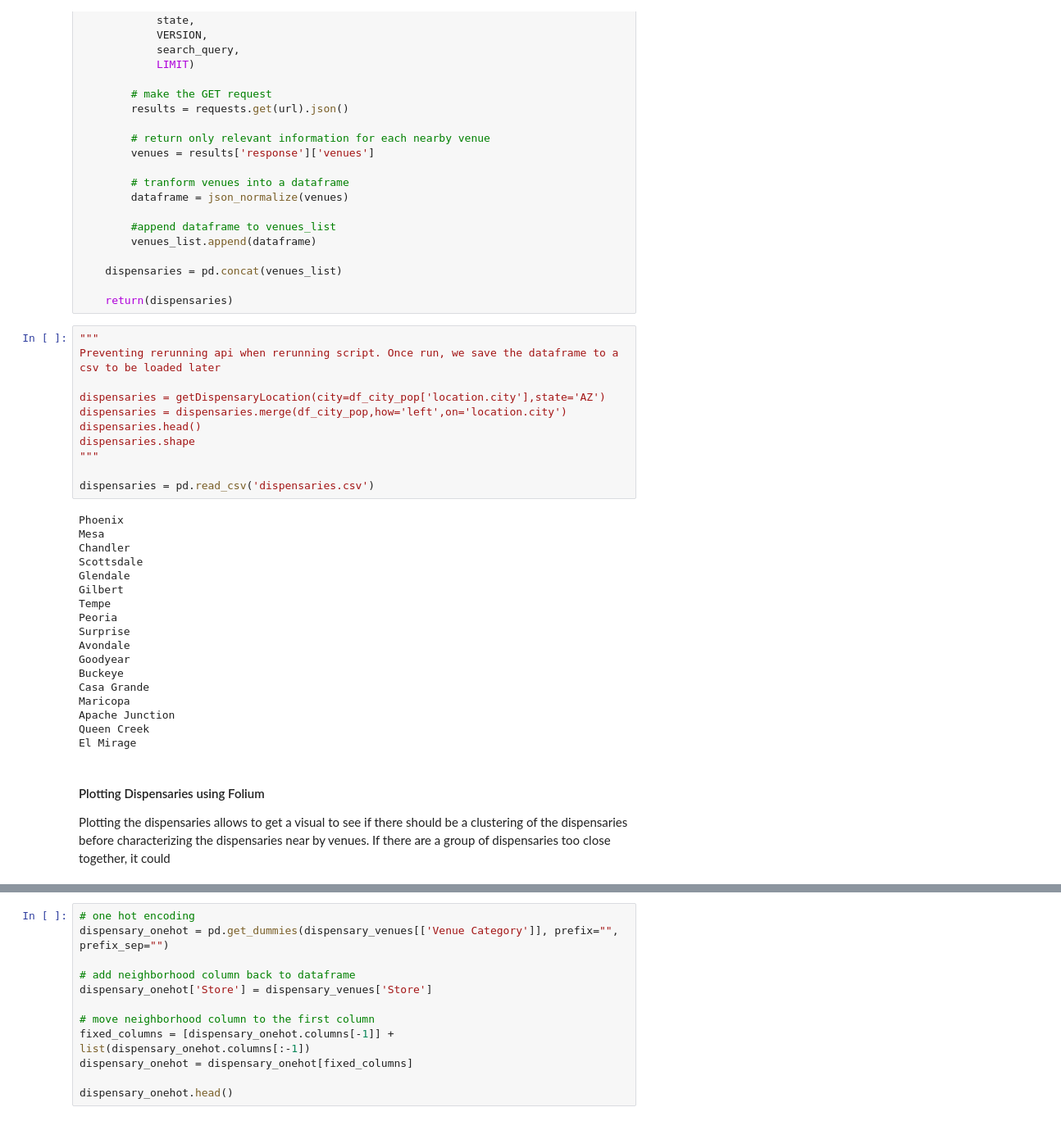
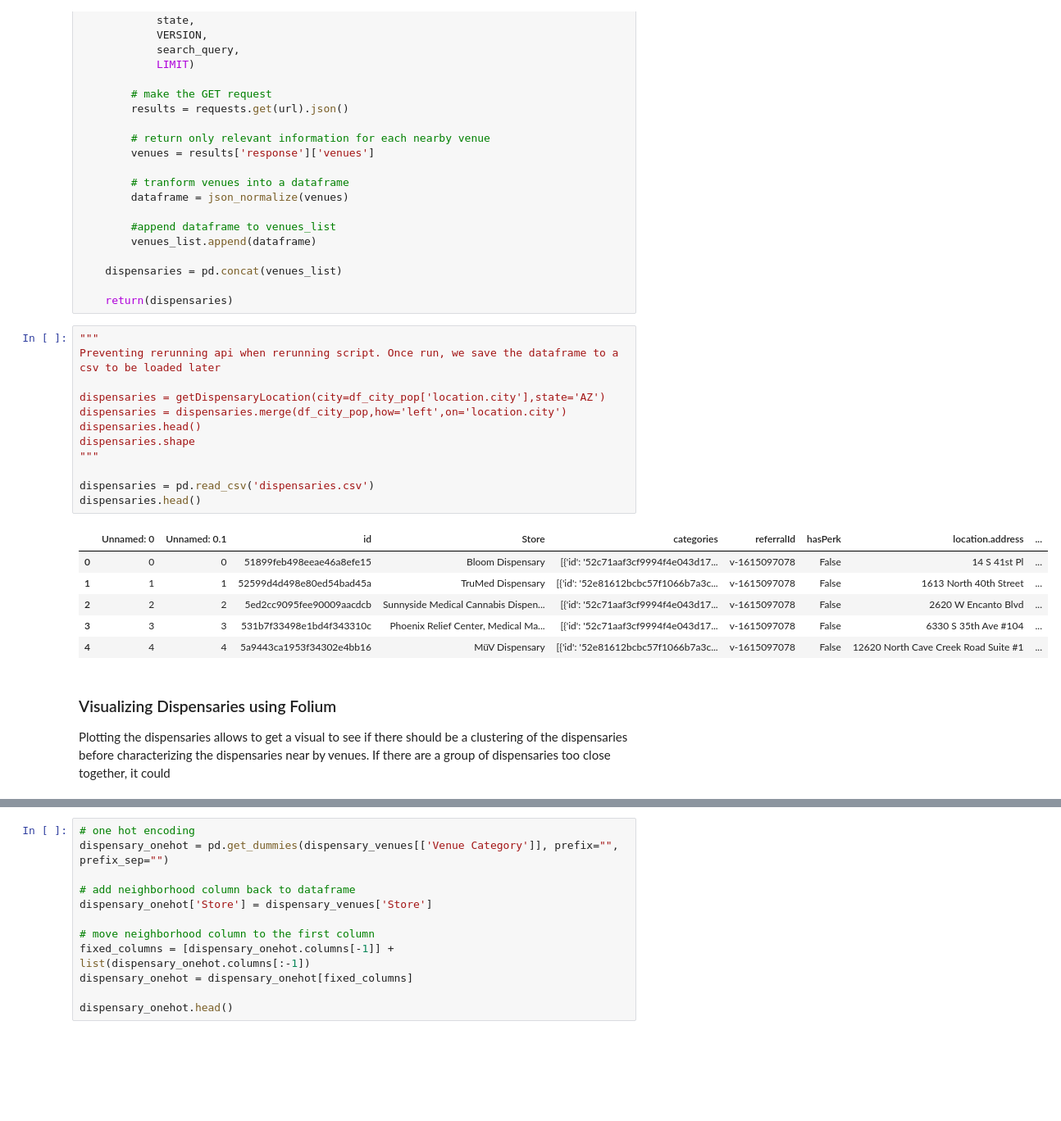
Before and after one commit to lewysigns/Coursera_Capstone, a Jupyter notebook: Capstone Final Project.ipynb, the cells around one changed output, grey strips where cells are left out. Shown at 82% size. Cells and saved outputs as stored; diff of their text form; blank space fills up the shorter version.

```diff
--- a/Capstone Final Project.ipynb
+++ b/Capstone Final Project.ipynb
@@ -206,34 +236,24 @@ def getDispensaryLocation(city,state):
 # %%
 """
 Preventing rerunning api when rerunning script. Once run, we save the dataframe to a csv to be loaded later
 
 dispensaries = getDispensaryLocation(city=df_city_pop['location.city'],state='AZ')
 dispensaries = dispensaries.merge(df_city_pop,how='left',on='location.city')
 dispensaries.head()
 dispensaries.shape
 """
 
 dispensaries = pd.read_csv('dispensaries.csv')
+dispensaries.head()
 # %% [output]
-Phoenix
-Mesa
-Chandler
-Scottsdale
-Glendale
-Gilbert
-Tempe
-Peoria
-Surprise
-Avondale
-Goodyear
-Buckeye
-Casa Grande
-Maricopa
-Apache Junction
-Queen Creek
-El Mirage
+|  | Unnamed: 0 | Unnamed: 0.1 | id | Store | categories | referralId | hasPerk | location.address | ... |
+| 0 | 0 | 0 | 51899feb498eeae46a8efe15 | Bloom Dispensary | [{'id': '52c71aaf3cf9994f4e043d17... | v-1615097078 | False | 14 S 41st Pl | ... |
+| 1 | 1 | 1 | 52599d4d498e80ed54bad45a | TruMed Dispensary | [{'id': '52e81612bcbc57f1066b7a3c... | v-1615097078 | False | 1613 North 40th Street | ... |
+| 2 | 2 | 2 | 5ed2cc9095fee90009aacdcb | Sunnyside Medical Cannabis Dispen... | [{'id': '52c71aaf3cf9994f4e043d17... | v-1615097078 | False | 2620 W Encanto Blvd | ... |
+| 3 | 3 | 3 | 531b7f33498e1bd4f343310c | Phoenix Relief Center, Medical Ma... | [{'id': '52c71aaf3cf9994f4e043d17... | v-1615097078 | False | 6330 S 35th Ave #104 | ... |
+| 4 | 4 | 4 | 5a9443ca1953f34302e4bb16 | MüV Dispensary | [{'id': '52e81612bcbc57f1066b7a3c... | v-1615097078 | False | 12620 North Cave Creek Road Suite #1 | ... |
 # %% [markdown]
-#### Plotting Dispensaries using Folium
+### Visualizing Dispensaries using Folium
 
 Plotting the dispensaries allows to get a visual to see if there should be a clustering of the
 dispensaries before characterizing the dispensaries near by venues. If there are a group of dispensaries too close together, it could
```
Also changed, not shown: parts of 18 cells of this notebook, 3 other files.
